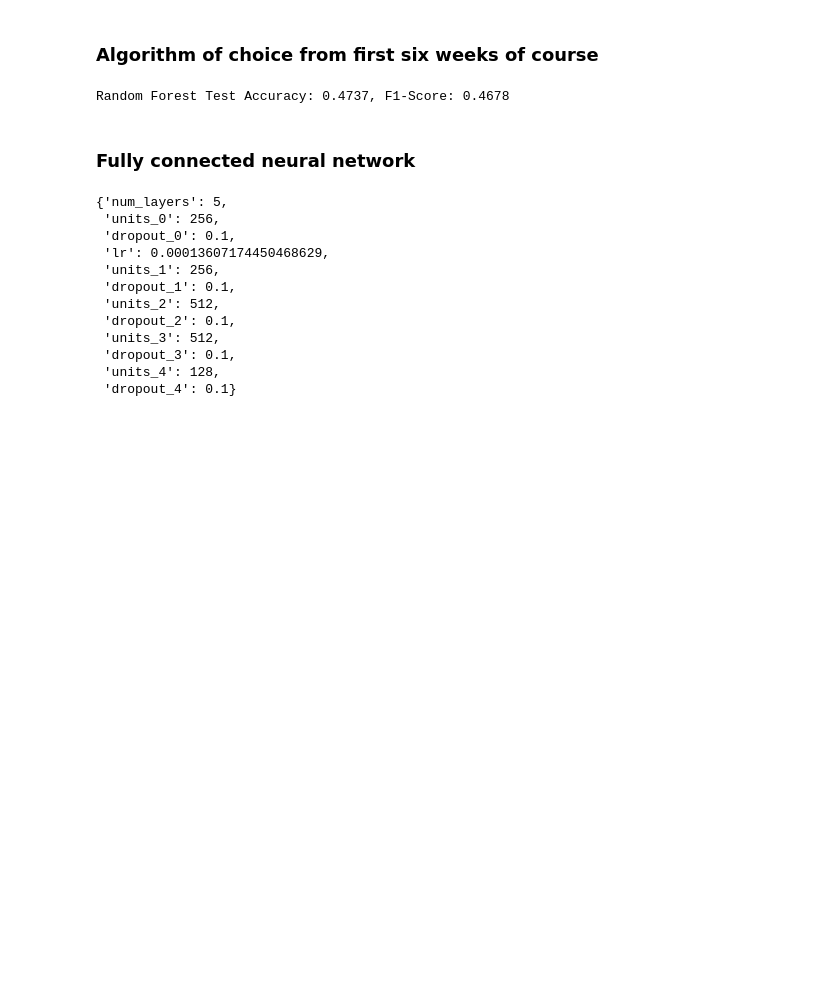
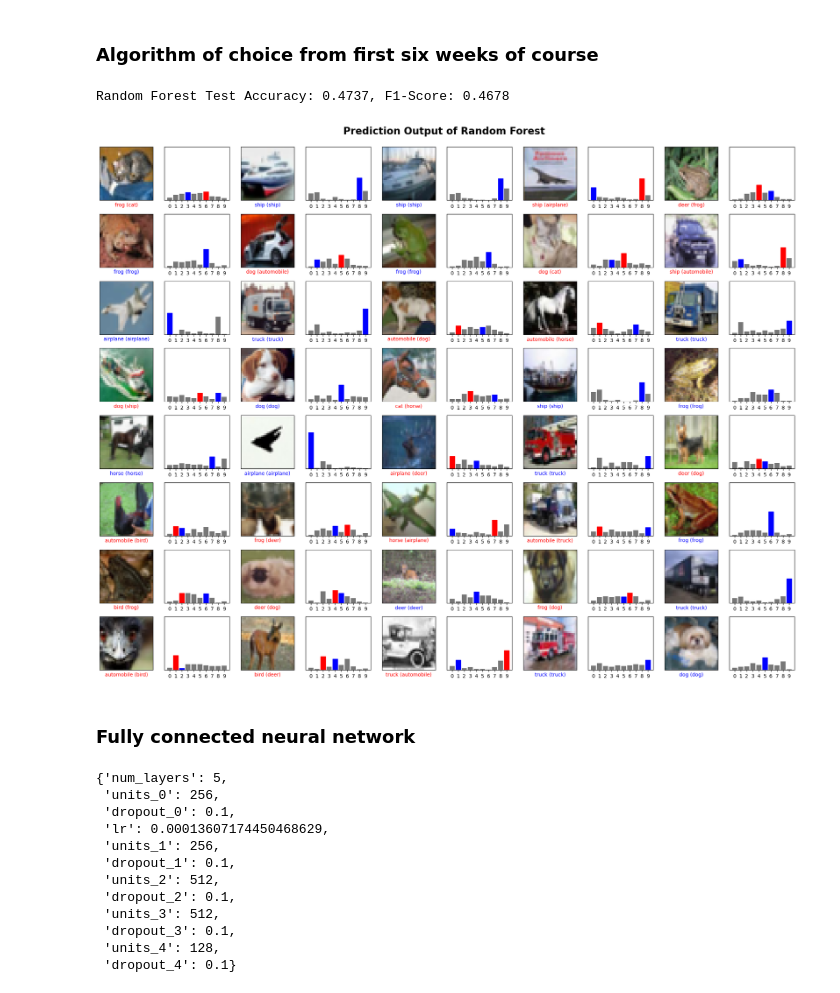
Before and after one commit to stephensusanto/MLDM, a Jupyter notebook: COMP5318-assignment2-template-notebook.ipynb, the cells around one changed output. Cells and saved outputs as stored; diff of their text form; code cells hidden in the pictures; blank space fills up the shorter version.

Commit message:
add prediction figure for rf

```diff
--- a/COMP5318-assignment2-template-notebook.ipynb
+++ b/COMP5318-assignment2-template-notebook.ipynb
@@ -1064,6 +1067,23 @@ fig.update_layout(
 )
 
 fig.show()
+# %%
+y_pred_proba_rf = rf.predict_proba(X_test_flat)
+
+
+num_rows, num_cols = 8, 5
+num_images = num_rows * num_cols
+plt.figure(figsize=(2 * 2 * num_cols, 2 * num_rows))
+plt.suptitle('Prediction Output of Random Forest', fontsize = 20, fontweight = 'bold')
+for i in range(num_images):
+    plt.subplot(num_rows, 2 * num_cols, 2 * i + 1)
+    plot_image(i, y_pred_proba_rf[i], y_test, X_test, class_names)
+    plt.subplot(num_rows, 2 * num_cols, 2 * i + 2)
+    plot_value_array(i, y_pred_proba_rf[i], y_test)
+plt.tight_layout(rect = [0, 0, 1, 0.98])
+plt.show()
+# %% [output]
+[figure, added]
 # %% [markdown]
 ### Fully connected neural network
 # %%
```
Also changed, not shown: parts of 2 cells of this notebook.
